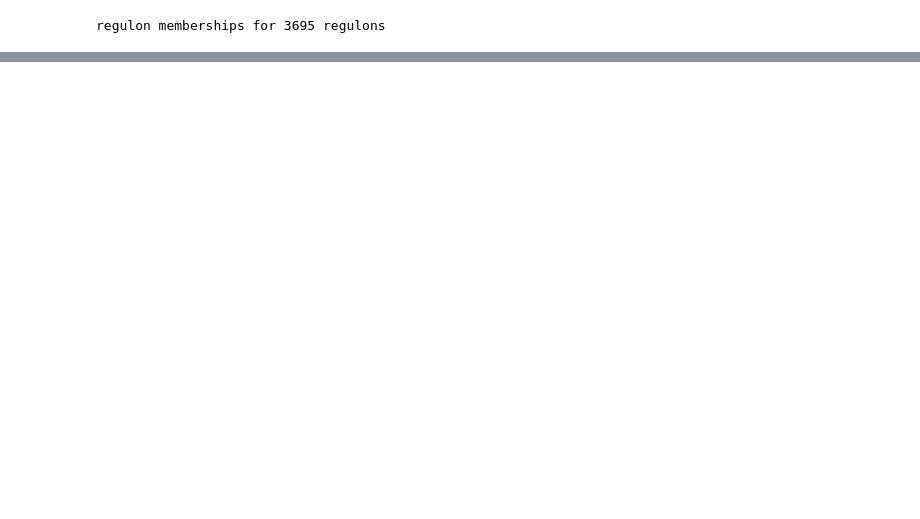
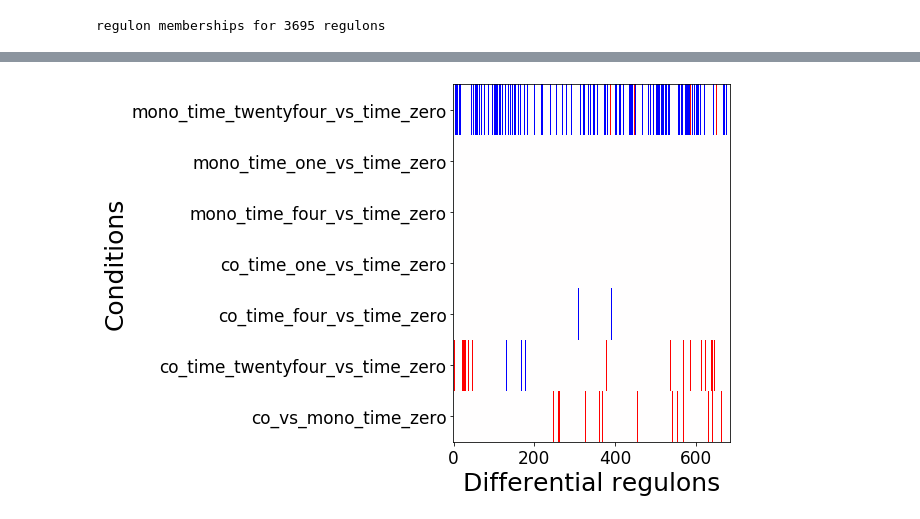
Before and after one commit to adelomana/cdi, a Jupyter notebook: differential_regulon/differential_regulon_activity_analysis.ipynb, the cells around one changed output, grey strips where cells are left out. Cells and saved outputs as stored; diff of their text form; code cells hidden in the pictures; blank space fills up the shorter version.

```diff
--- a/differential_regulon/differential_regulon_activity_analysis.ipynb
+++ b/differential_regulon/differential_regulon_activity_analysis.ipynb
@@ -92,0 +183,9 @@ Text(0, 0.5, 'DEGs in regulon')
+# %%
+matplotlib.pyplot.imshow(ACTM, cmap='bwr', vmin=-1, vmax=1, aspect='auto')
+
+matplotlib.pyplot.yticks(list(range(7)), conditions)
+matplotlib.pyplot.xlabel('Differential regulons')
+matplotlib.pyplot.ylabel('Conditions')
+matplotlib.pyplot.tight_layout()
+# %% [output]
+[figure, added]
```
Also changed, not shown: parts of 21 cells of this notebook, 2 other files.
